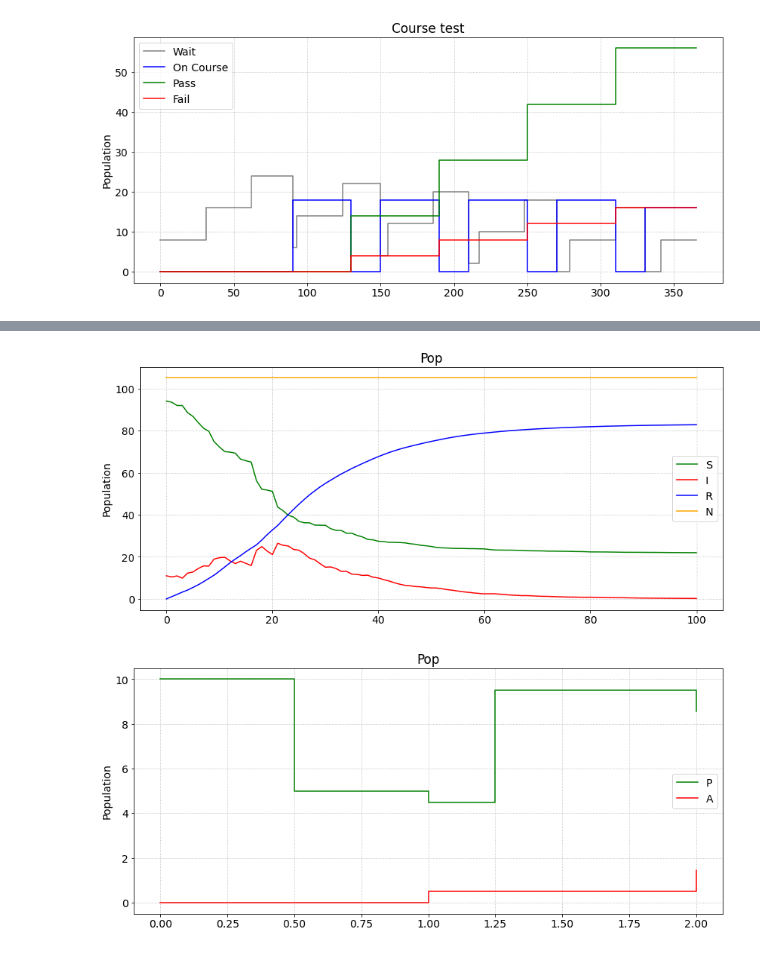
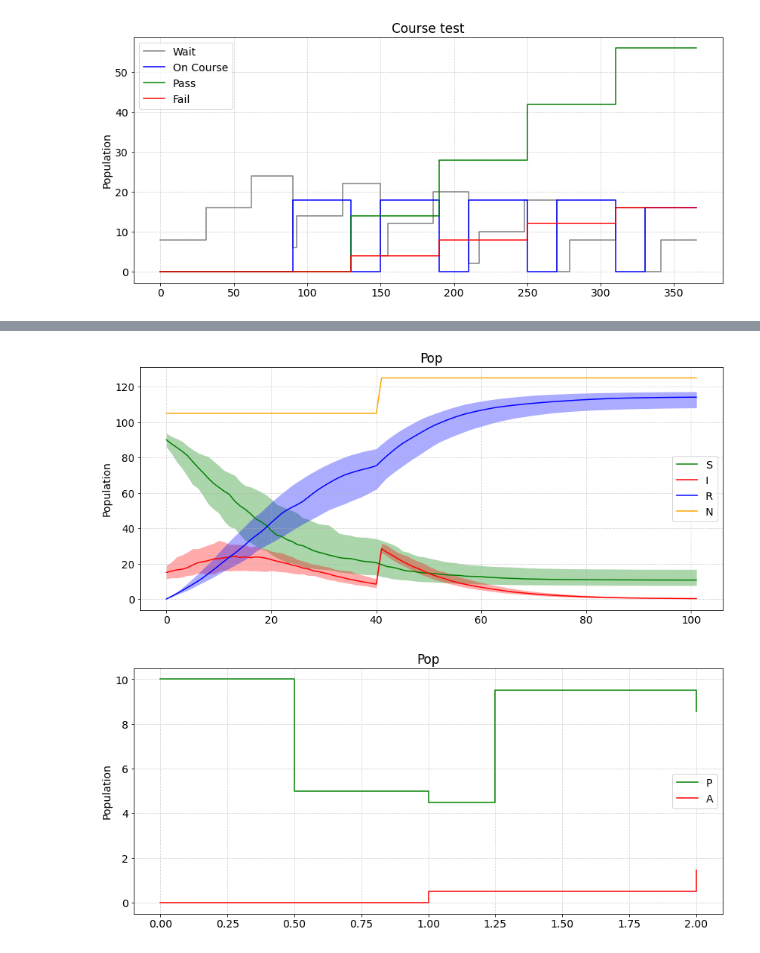
Before and after one commit to DND-DRDC-RDDC/OS_PyCoMod, a Jupyter notebook: test.ipynb, the cells around one changed output, grey strips where cells are left out. Saved outputs shown, nothing was run; the diff lists cells and outputs as text; code cells hidden in the pictures.

Commit message:
plot mc fixes

```diff
--- a/test.ipynb
+++ b/test.ipynb
@@ -383,9 +265,12 @@ class SIR(pcm.Model):
             S.remove(n)
             I.add(n)
 
-            #b.set(rng.normal(0.2, 0.05))
+        @self.process(time=40.5)
+        def Fx():
+            I.add(20)
 
 m = SIR()
 # %%
 mgr = pcm.RunManager()
 mgr.run(m, duration=100, label='My run')
+mgr.run_mc(m, duration=100, reps=100, label='My run - MC')
@@ -392,11 +285,11 @@ mgr.run(m, duration=100, label='My run')
 # %%
 plt = pcm.Plotter(title='Pop', ylabel='Population', fontsize=14)
-plt.plot(mgr['My run']['output']['S'], color='green', label='S', step=False)
-plt.plot(mgr['My run']['output']['I'], color='red', label='I', step=False)
-plt.plot(mgr['My run']['output']['R'], color='blue', label='R', step=False)
-plt.plot(mgr['My run']['output']['N'], color='orange', label='N', step=False)
+plt.plot(mgr['My run - MC']['output_mc']['S'], color='green', label='S', step=False)
+plt.plot(mgr['My run - MC']['output_mc']['I'], color='red', label='I', step=False)
+plt.plot(mgr['My run - MC']['output_mc']['R'], color='blue', label='R', step=False)
+plt.plot(mgr['My run - MC']['output_mc']['N'], color='orange', label='N', step=False)
 # %% [output]
-[figure, old version]
+[figure, new version]
 # %%
 #testing event timing between timesteps
 class Micro(pcm.Model):
```
Also changed, not shown: parts of 11 cells of this notebook, 3 other files.
